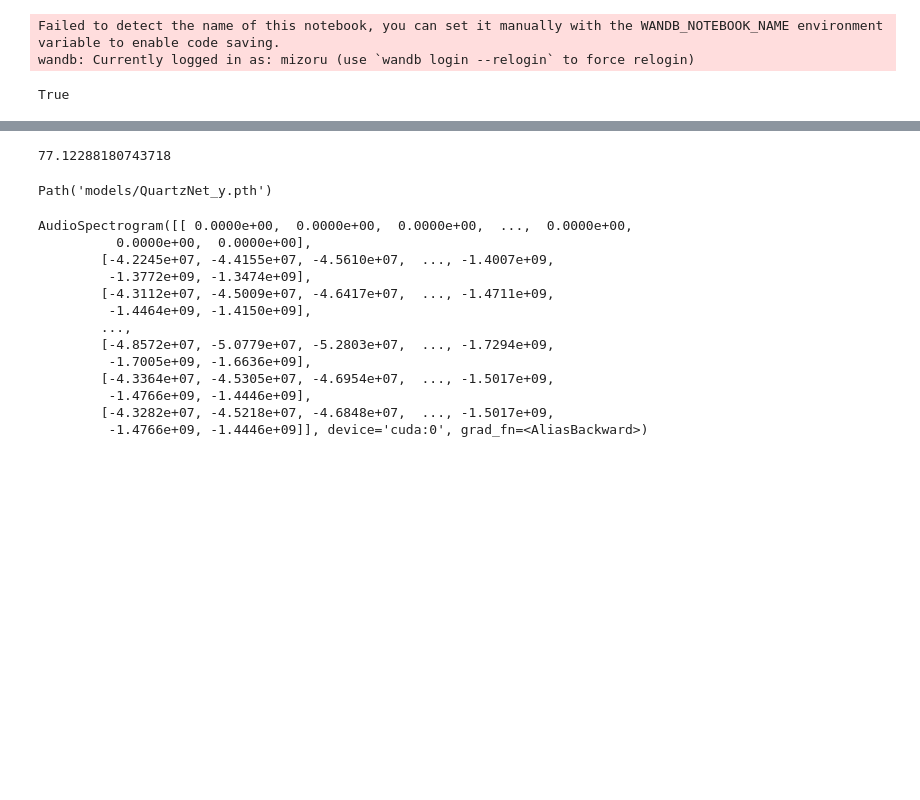
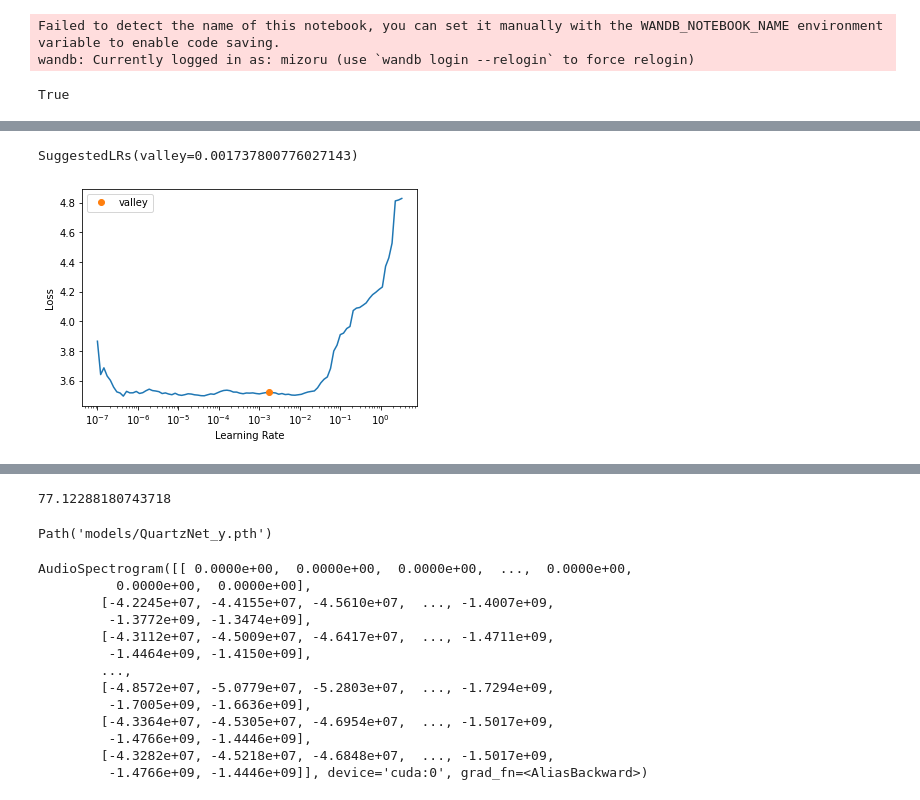
Before and after one commit to mizoru/pronunciation-trainer, a Jupyter notebook: training-QuartzNet.ipynb, the cells around one changed output, grey strips where cells are left out. Saved outputs shown, nothing was run; the diff lists cells and outputs as text; code cells hidden in the pictures; blank space fills up the shorter version.

```diff
--- a/training-QuartzNet.ipynb
+++ b/training-QuartzNet.ipynb
@@ -460,0 +414,2 @@ learn.fit_one_cycle(5,1e-4)
+# %%
+learn.fit_one_cycle(5, slice(1e-6,1e-3))
@@ -460,0 +426,3 @@ learn.fit_one_cycle(5,1e-4)
+# %%
+learn.lr_find()
+# %% [output]
@@ -460,0 +430,2 @@ learn.fit_one_cycle(5,1e-4)
+SuggestedLRs(valley=0.001737800776027143)
+[figure, added]
```
Also changed, not shown: parts of 39 cells of this notebook.
